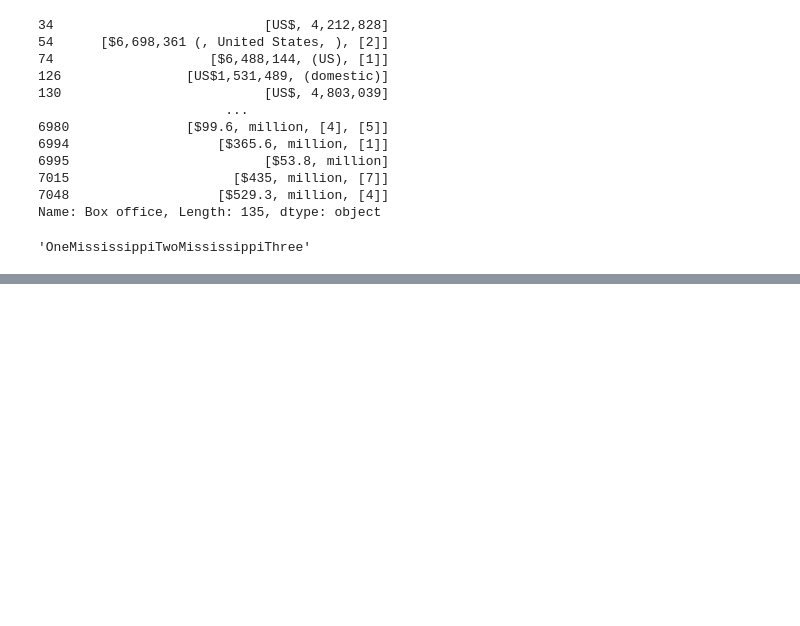
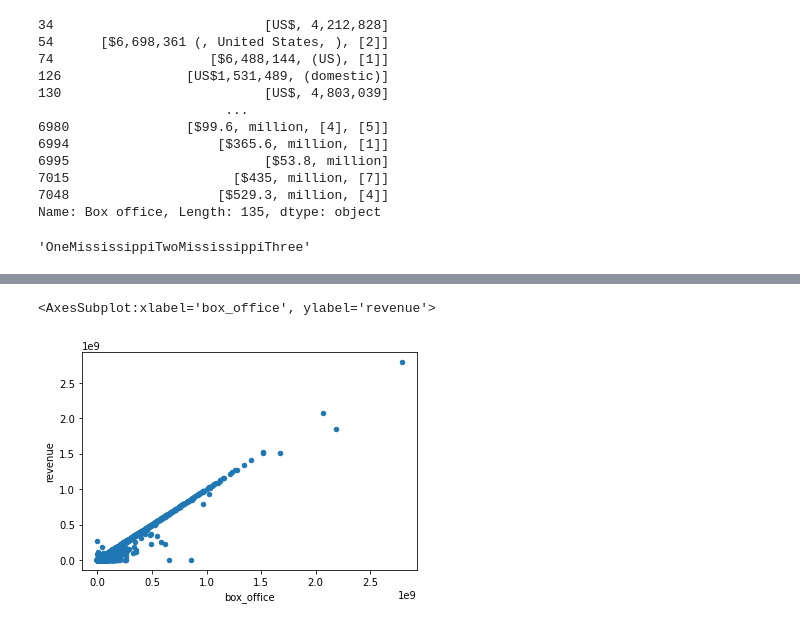
Before and after one commit to CFarnsy/Movies-ETL, a Jupyter notebook: Movies3.ipynb, the cells around one changed output, grey strips where cells are left out. Saved outputs shown, nothing was run; the diff lists cells and outputs as text; code cells hidden in the pictures; blank space fills up the shorter version.

```diff
--- a/Movies3.ipynb
+++ b/Movies3.ipynb
@@ -1194,0 +1320,6 @@ Name: rating, dtype: float64
+# %%
+# Make a scatter plot to compare the values for box_office vs. revenue, fill in null.
+movies_df.fillna(0).plot(x='box_office', y='revenue', kind='scatter')
+# %% [output]
+<AxesSubplot:xlabel='box_office', ylabel='revenue'>
+[figure, added]
```
Also changed, not shown: parts of 128 cells of this notebook.
